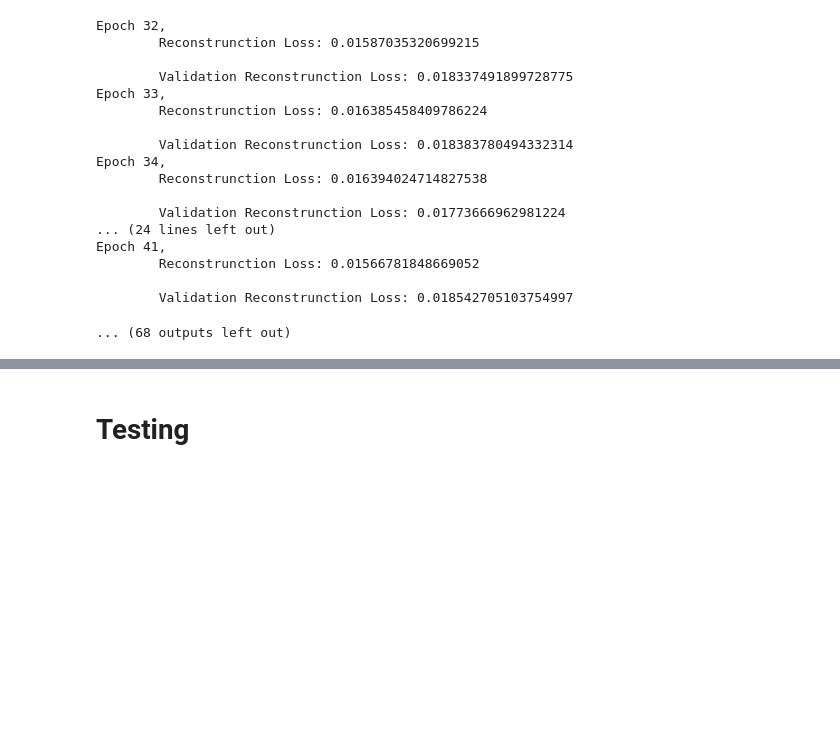
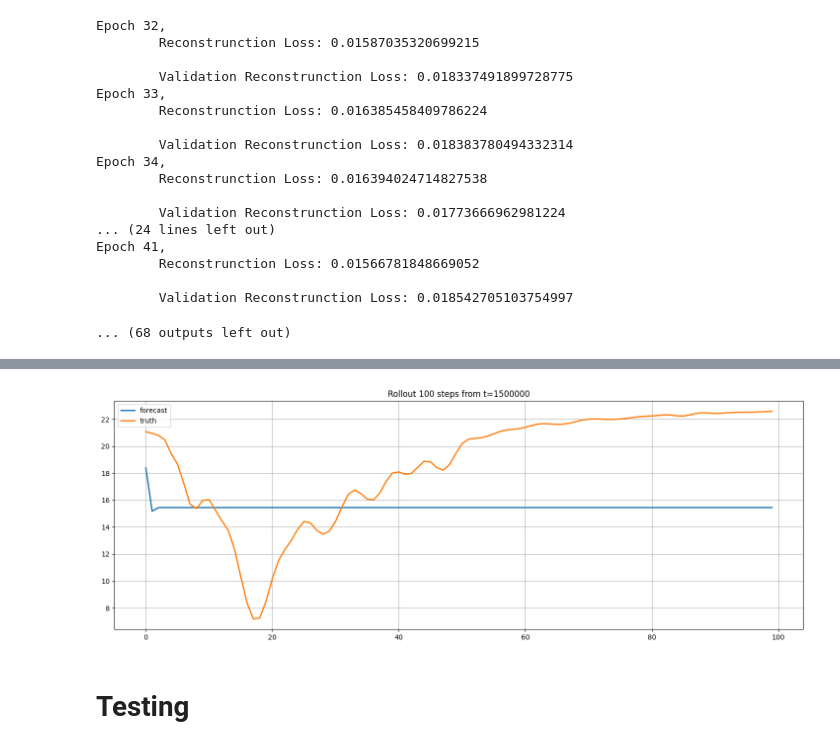
Before and after one commit to fabio2-uchi/modified_code, a Jupyter notebook: Archictures/latent_conditioned_decoder.ipynb, the cells around one changed output, grey strips where cells are left out. Drawn from its saved outputs; the diff is of its cells as text; code cells hidden in the pictures; blank space fills up the shorter version.

```diff
--- a/Archictures/latent_conditioned_decoder.ipynb
+++ b/Archictures/latent_conditioned_decoder.ipynb
@@ -379,3 +399,74 @@ for _ in range (0,1):
+# %%
+# ------------------------------------------------------------
+# 1)  Choose the start index and verify you have enough data
+# ------------------------------------------------------------
+t0        = 1_500_000                    # <-- starting time step
+time_step = 100 # <-- forecast length
+assert psi.shape[0] > t0 + time_step, "ψ is not long enough"
+
+# ------------------------------------------------------------
+# 2)  Load the model weights (unchanged)
+# ------------------------------------------------------------
+epoch = 40
+model_weights_path = (
+    f"/home/fabio/work/HM_and_AI_models/VAE_Model/Push/Archictures/weights/"
+    f"model_at_epoch_{epoch}"
+)
+if os.path.exists(model_weights_path):
+    model.load_state_dict(torch.load(model_weights_path))
+    print(f"Model weights loaded from {model_weights_path}.")
+
+# ------------------------------------------------------------
+# 3)  Run the forecast
+# ------------------------------------------------------------
+
+for ens in range(1):                     # still one ensemble member
+    # ---- (a) build the NORMALISED initial condition -----------------
+    x0          = psi[t0, :]                           # raw state at t0
+    initial_cond = torch.tensor(                      # shape (1,75)
+        (x0 - mean_psi[0]) / std_psi[0]
+    ).float().unsqueeze(0)
+
+    # ---- (b) containers --------------------------------------------
+    z    = torch.zeros((1, latent_dim))
+    z = torch.randn_like(z)
+    pred = np.zeros((time_step, 75))      # 2-D is simpler
+
+    # ---- (c) autoregressive rollout --------------------------------
+    for k in tqdm(range(time_step), desc="Inference"):
+        y = (
+            model.decode(z.cuda(), initial_cond.cuda())
+            .detach()
+            .cpu()
+            .numpy()
+        )                       # y shape (1,75)
+        pred[k] = y             # fills (75,) into pred[k]
+
+        # denorm->renorm so the next step uses y as state
+        y_denorm     = y * std_psi + mean_psi
+        initial_cond = torch.tensor((y_denorm - mean_psi) / std_psi).float()
+
+    # ------------------------------------------------------------
+    # 4)  Denormalise the whole forecast and the matching truth
+    # ------------------------------------------------------------
+    pred_denorm   = pred * std_psi + mean_psi
+    truth_window  = psi[t0 : t0 + time_step] * std_psi + mean_psi
+
+    # ------------------------------------------------------------
+    # 5)  Quick visual check and save
+    # ------------------------------------------------------------
+    plt.figure(figsize=(18,6))
+    plt.plot(pred_denorm[:, 63],   label="forecast", linewidth=2)
+    plt.plot(truth_window[:, 63],  label="truth",    linewidth=2)
+    plt.title(f"Rollout {time_step} steps from t={t0}")
+    plt.grid(True);  plt.legend()
+    out_dir = "/home/fabio/work/HM_and_AI_models/VAE_Model/Push/Archictures/inferences"
+    plt.savefig(f"{out_dir}/pictures/epoch_{epoch}_{ens}.png")
+    plt.show()
+
+    np.save(f"{out_dir}/data/epoch_{epoch}_{ens}.npy", pred_denorm)
+# %% [output]
+[figure, added]
 # %% [markdown]
 # Testing
 # %%
```
Also changed, not shown: parts of 3 cells of this notebook.
